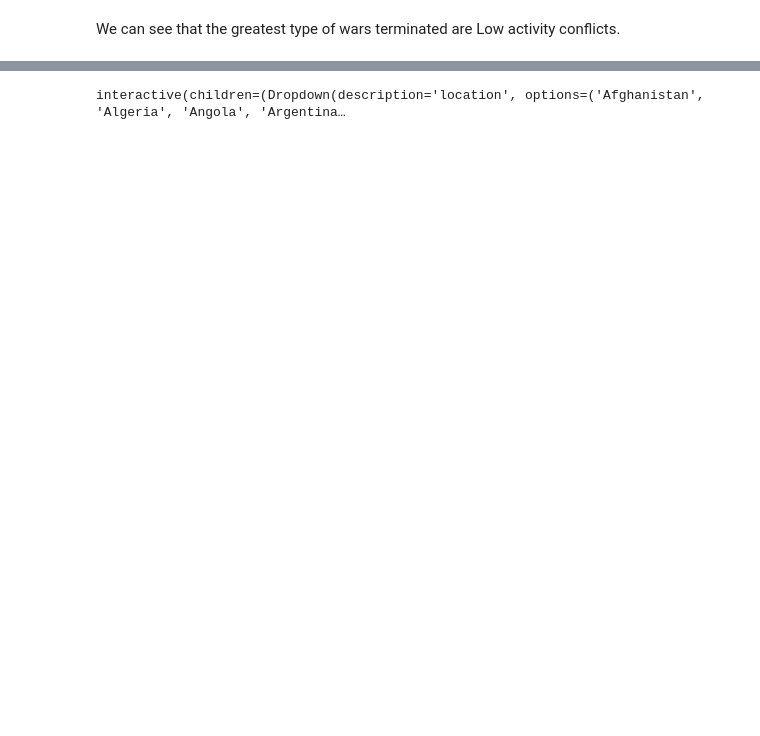
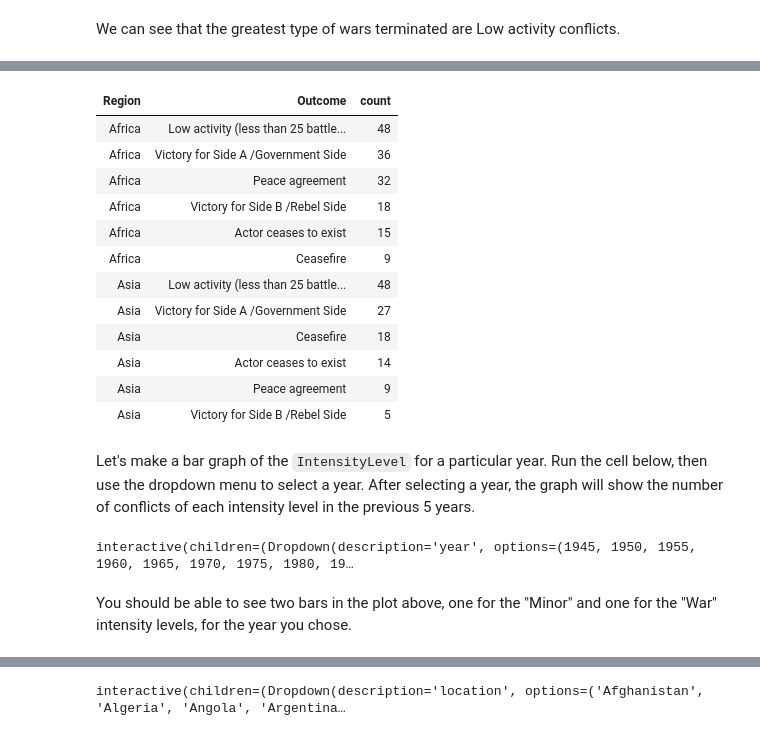
Before and after one commit to ds-modules/POLSCI-5, a Jupyter notebook: CivilWars.ipynb, the cells around one changed output, grey strips where cells are left out. Drawn from its saved outputs; the diff is of its cells as text; code cells hidden in the pictures; blank space fills up the shorter version.

```diff
--- a/CivilWars.ipynb
+++ b/CivilWars.ipynb
@@ -410 +326,35 @@ Some links relating to trends in the graph are below:
+# %%
+wars.group(['Region', 'Outcome']).where('Region', are.containing('Asia') | are.containing('Africa')).sort(
+    'count', descending=True).sort('Region').show()
+# %% [output]
+| Region | Outcome | count |
+| Africa | Low activity (less than 25 battle... | 48 |
+| Africa | Victory for Side A /Government Side | 36 |
+| Africa | Peace agreement | 32 |
+| Africa | Victory for Side B /Rebel Side | 18 |
+| Africa | Actor ceases to exist | 15 |
+| Africa | Ceasefire | 9 |
+| Asia | Low activity (less than 25 battle... | 48 |
+| Asia | Victory for Side A /Government Side | 27 |
+| Asia | Ceasefire | 18 |
+| Asia | Actor ceases to exist | 14 |
+| Asia | Peace agreement | 9 |
+| Asia | Victory for Side B /Rebel Side | 5 |
+# %% [markdown]
+Let's make a bar graph of the `IntensityLevel` for a particular year. Run the cell below, then use the dropdown menu to select a year. After selecting a year, the graph will show the number of conflicts of each intensity level in the previous 5 years.
+# %%
+@interact(year=np.arange(1945, 2011, 5))
+def year_graph(year):
+    # filter data by chosen year and group by intensity level
+    five_year = war_years.with_column('Fifth Year', (war_years.column('Year') // 5) * 5) # add column of year rounded to nearest 5
+    one_year = five_year.where('Fifth Year', year).group('IntensityLevel').sort('IntensityLevel') # filter and sort by selected year
+    plt.bar(one_year.column('IntensityLevel'), one_year.column('count')) # create bar graph
+    plt.xticks((0, 1), ('Minor War', 'Major War')) # set x axis labels to be Minor and War
+    plt.ylabel("Count") # set y axis label
+    plt.title('Number of Conflicts of Each Intensity Level from {} to {}'.format(year, year + 4)) # set title of graph
+    plt.show()
+# %% [output]
+interactive(children=(Dropdown(description='year', options=(1945, 1950, 1955, 1960, 1965, 1970, 1975, 1980, 19…
+# %% [markdown]
+You should be able to see two bars in the plot above, one for the "Minor" and one for the "War" intensity levels, for the year you chose.
 # %% [markdown]
```
Also changed, not shown: parts of 46 cells of this notebook.
